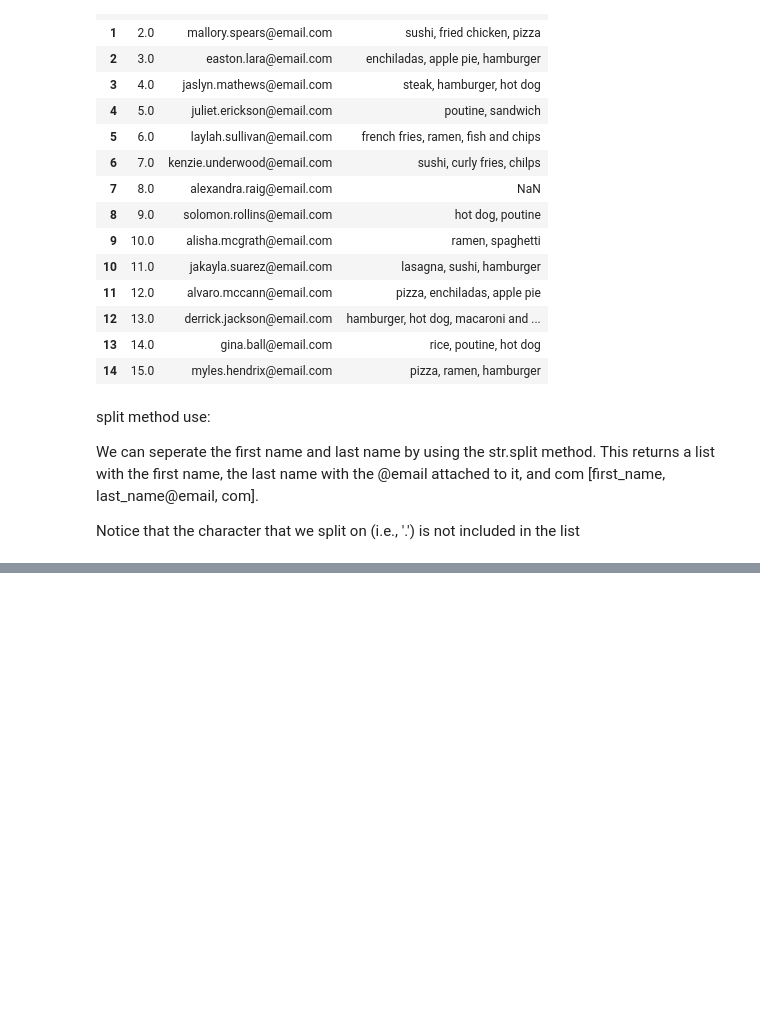
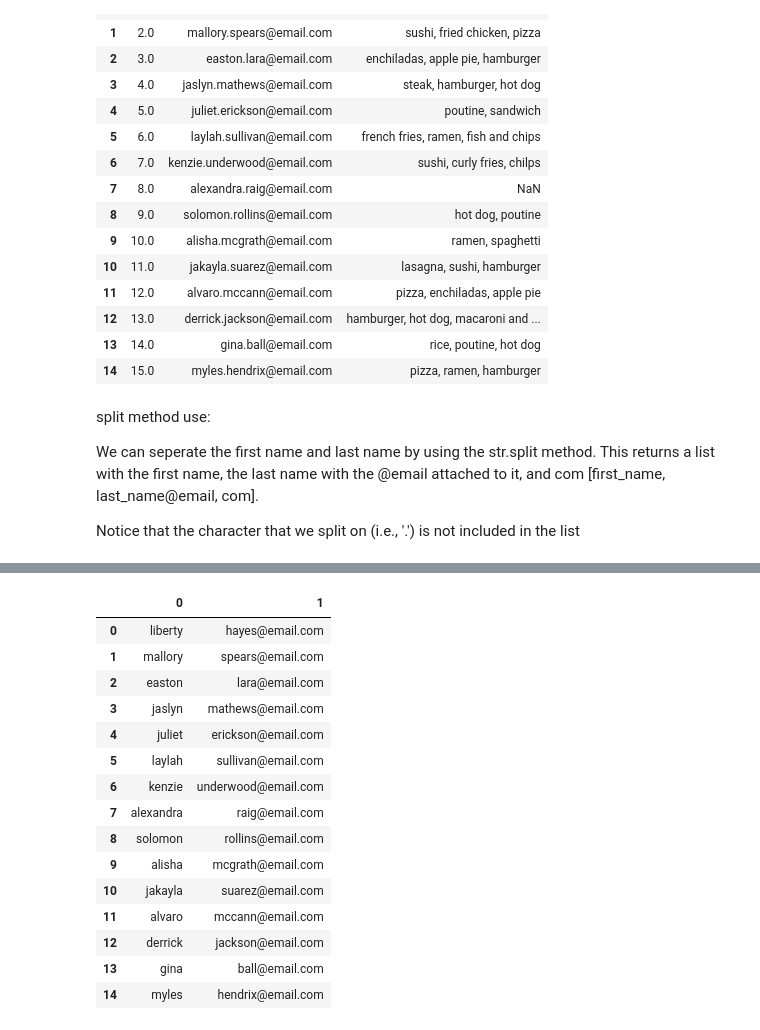
Before and after one commit to Anupam8858/split_strings_in_a_pandas, a Jupyter notebook: split_strings_in_a_pandas.ipynb, the cells around one changed output, grey strips where cells are left out. Saved outputs shown, nothing was run; the diff lists cells and outputs as text; code cells hidden in the pictures; blank space fills up the shorter version.

```diff
--- a/split_strings_in_a_pandas.ipynb
+++ b/split_strings_in_a_pandas.ipynb
@@ -119,0 +204,20 @@ Notice that the character that we split on (i.e., '.') is not included in the li
+# %%
+split_mail=df['email'].str.split('.',n=1,expand=True)
+split_mail
+# %% [output]
+|  | 0 | 1 |
+| 0 | liberty | hayes@email.com |
+| 1 | mallory | spears@email.com |
+| 2 | easton | lara@email.com |
+| 3 | jaslyn | mathews@email.com |
+| 4 | juliet | erickson@email.com |
+| 5 | laylah | sullivan@email.com |
+| 6 | kenzie | underwood@email.com |
+| 7 | alexandra | raig@email.com |
+| 8 | solomon | rollins@email.com |
+| 9 | alisha | mcgrath@email.com |
+| 10 | jakayla | suarez@email.com |
+| 11 | alvaro | mccann@email.com |
+| 12 | derrick | jackson@email.com |
+| 13 | gina | ball@email.com |
+| 14 | myles | hendrix@email.com |
```
Also changed, not shown: parts of 19 cells of this notebook.
